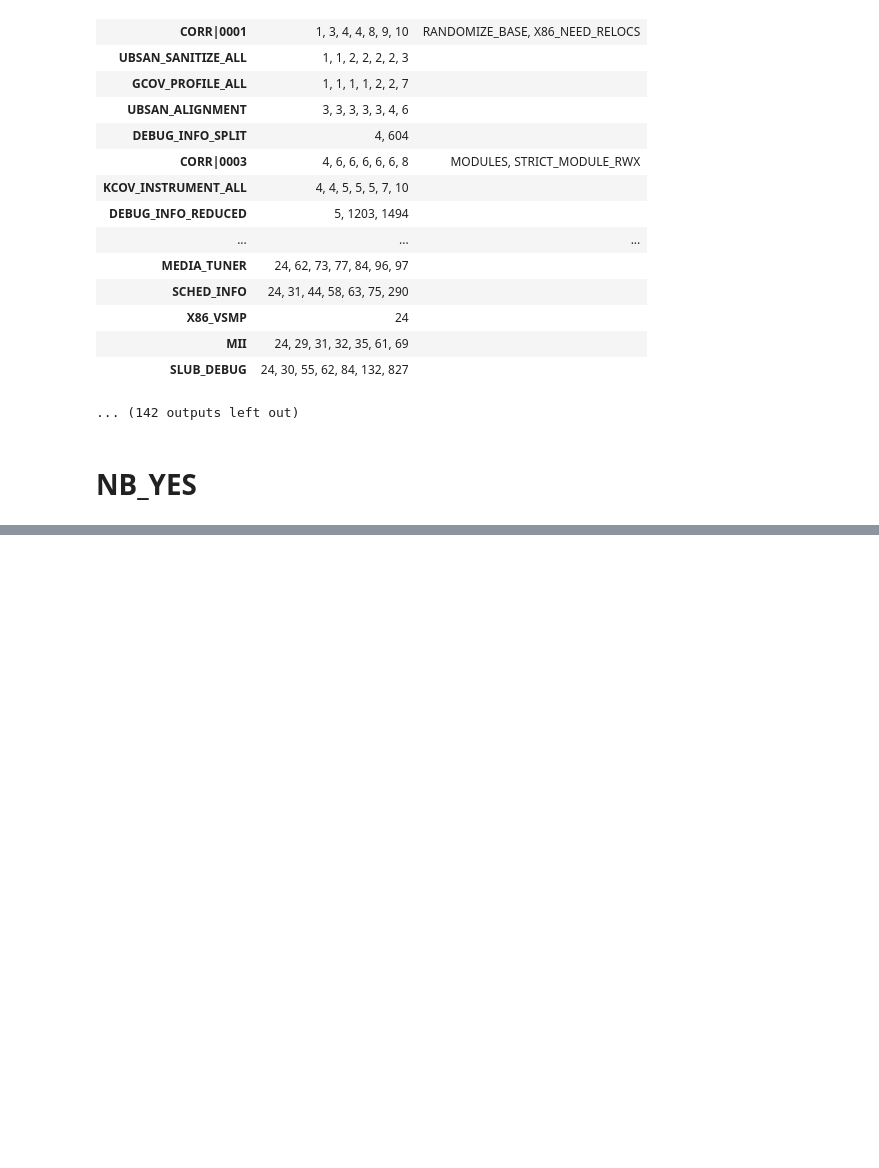
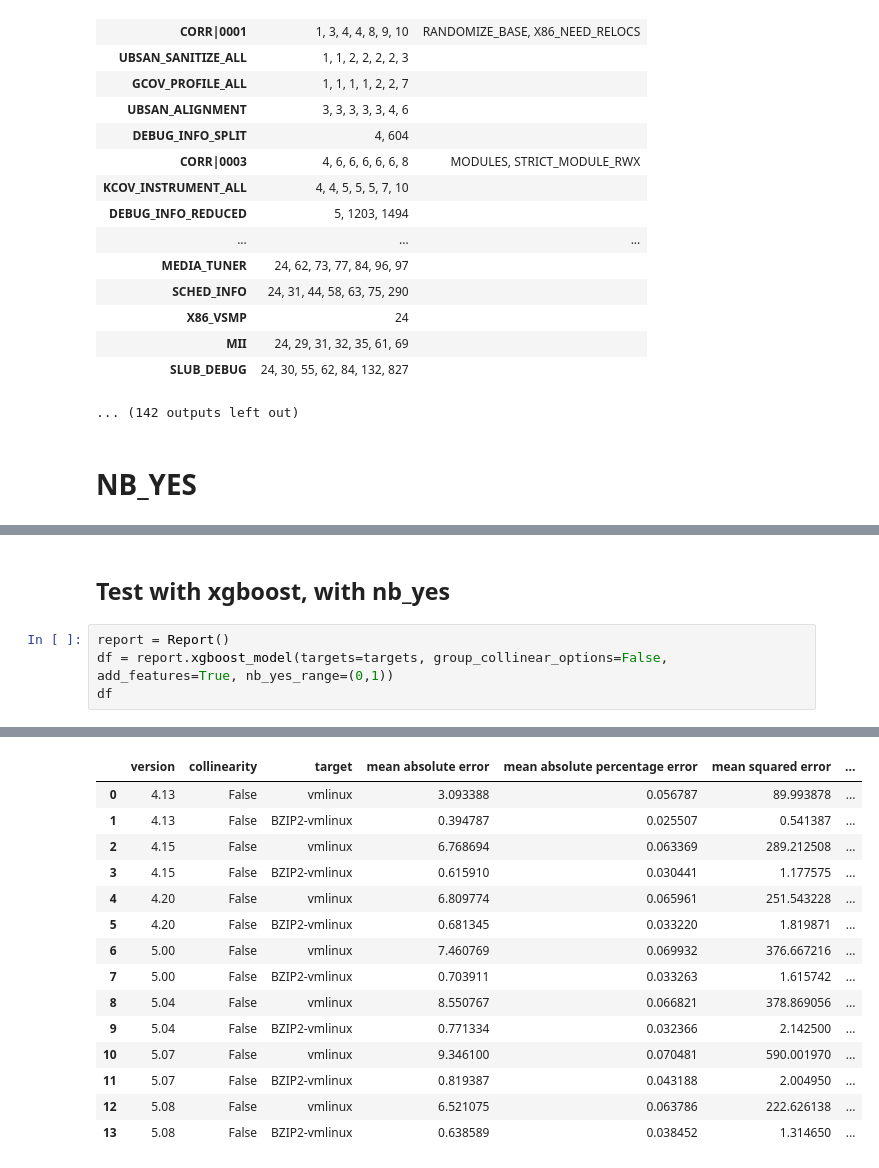
Before and after one commit to TuxML/tuxai, a Jupyter notebook: notebooks/2022_12_13.ipynb, the cells around one changed output, grey strips where cells are left out. Drawn from its saved outputs; the diff is of its cells as text; blank space fills up the shorter version.

```diff
--- a/notebooks/2022_12_13.ipynb
+++ b/notebooks/2022_12_13.ipynb
@@ -321,0 +361,7 @@ df["nb_yes"]
+# %% [markdown]
+## Test with xgboost, with nb_yes
+# %%
+report = Report()
+df = report.xgboost_model(targets=targets, group_collinear_options=False, add_features=True, nb_yes_range=(0,1))
+df
+# %% [output]
@@ -321,0 +369,15 @@ df["nb_yes"]
+|  | version | collinearity | target | mean absolute error | mean absolute percentage error | mean squared error | ... |
+| 0 | 4.13 | False | vmlinux | 3.093388 | 0.056787 | 89.993878 | ... |
+| 1 | 4.13 | False | BZIP2-vmlinux | 0.394787 | 0.025507 | 0.541387 | ... |
+| 2 | 4.15 | False | vmlinux | 6.768694 | 0.063369 | 289.212508 | ... |
+| 3 | 4.15 | False | BZIP2-vmlinux | 0.615910 | 0.030441 | 1.177575 | ... |
+| 4 | 4.20 | False | vmlinux | 6.809774 | 0.065961 | 251.543228 | ... |
+| 5 | 4.20 | False | BZIP2-vmlinux | 0.681345 | 0.033220 | 1.819871 | ... |
+| 6 | 5.00 | False | vmlinux | 7.460769 | 0.069932 | 376.667216 | ... |
+| 7 | 5.00 | False | BZIP2-vmlinux | 0.703911 | 0.033263 | 1.615742 | ... |
+| 8 | 5.04 | False | vmlinux | 8.550767 | 0.066821 | 378.869056 | ... |
+| 9 | 5.04 | False | BZIP2-vmlinux | 0.771334 | 0.032366 | 2.142500 | ... |
+| 10 | 5.07 | False | vmlinux | 9.346100 | 0.070481 | 590.001970 | ... |
+| 11 | 5.07 | False | BZIP2-vmlinux | 0.819387 | 0.043188 | 2.004950 | ... |
+| 12 | 5.08 | False | vmlinux | 6.521075 | 0.063786 | 222.626138 | ... |
+| 13 | 5.08 | False | BZIP2-vmlinux | 0.638589 | 0.038452 | 1.314650 | ... |
```
Also changed, not shown: parts of 8 cells of this notebook, 3 other files.
